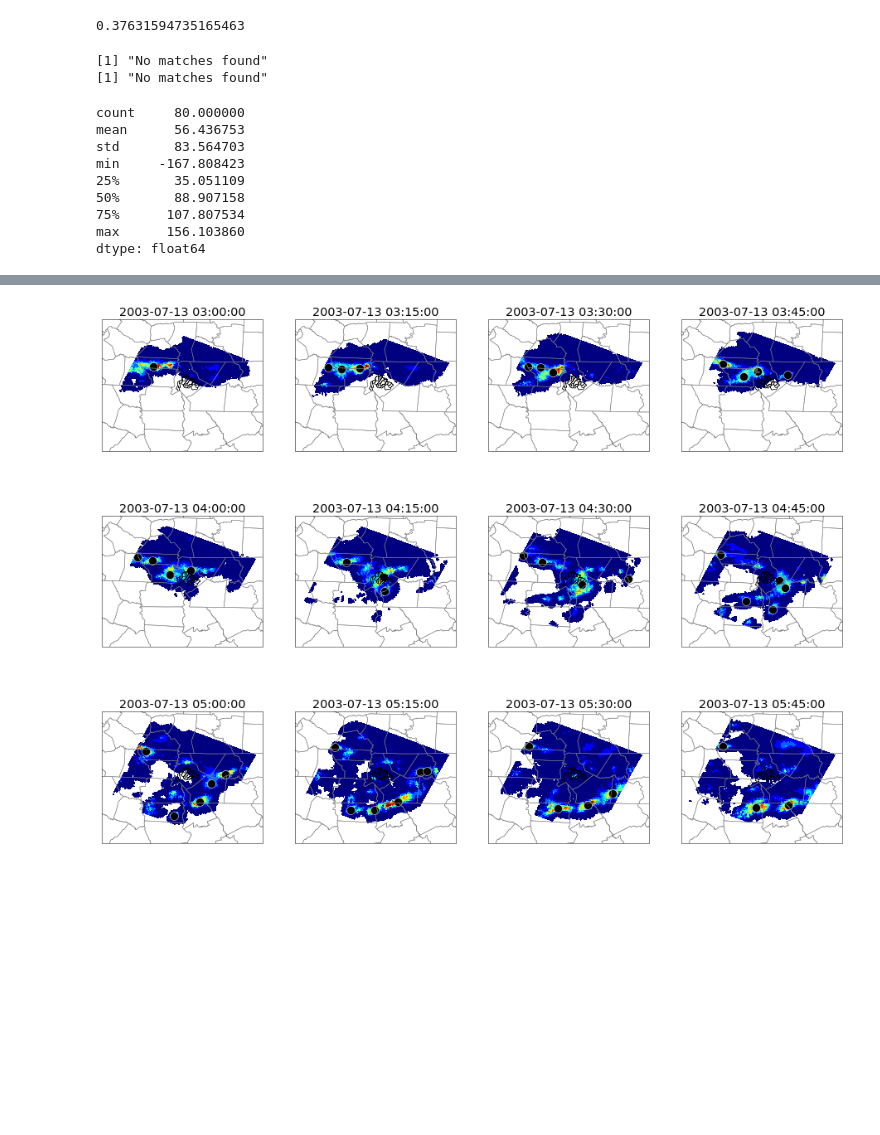
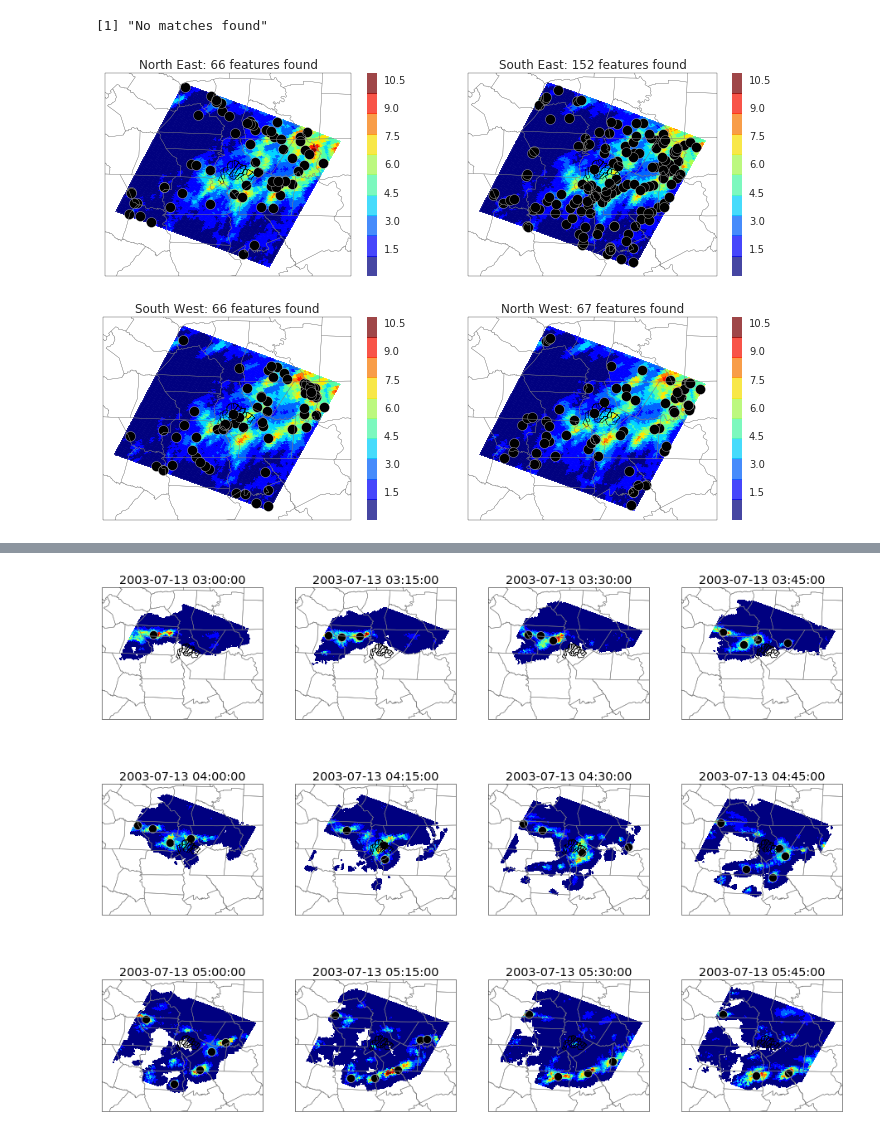
Before and after one commit to jsignell/radar-tools, a Jupyter notebook: Using SpatialVx in Python.ipynb, the cells around one changed output, grey strips where cells are left out. Cells and saved outputs as stored; diff of their text form; code cells hidden in the pictures; blank space fills up the shorter version.

```diff
--- a/Using SpatialVx in Python.ipynb
+++ b/Using SpatialVx in Python.ipynb
@@ -14,4 +15,4 @@ import numpy as np
 # %%
 TOP50 = pd.read_csv('../../Paper/TOP50_Events/TOP50_events_Charlotte.csv', parse_dates=[0,1])
 # %%
-c = Radar('charlotte', TOP50.t_begin[2], how='hdf5', store='TOP50.h5', fname='storm_{yyyy}_{mm:02d}_{dd:02d}', make_rate=4)
+c = Radar('charlotte', TOP50.t_begin[0], how='hdf5', store='TOP50.h5', fname='storm_{yyyy}_{mm:02d}_{dd:02d}', make_rate=4)
@@ -32,7 +19,3 @@ storm_speed = p[:,:,'Centroid Distance'].stack().mean()*4
-# %%
-storm_speed
-# %% [output]
-0.37631594735165463
 # %%
 from rpy2 import robjects
 from rpy2.robjects.packages import importr
@@ -40,23 +23,22 @@ from rpy2.robjects import pandas2ri
 pandas2ri.activate()
 SpatialVx = importr('SpatialVx')
 rsummary = robjects.r.summary
-# %%
-ll = np.array([c.lon.flatten('F'), c.lat.flatten('F')]).T
 # %%
 d={}
-for i in range(48,96):
+for i in range(0,96):
     hold = SpatialVx.make_SpatialVx(c.box[i,:,:], c.box[i+1,:,:], loc=ll)
-    look = SpatialVx.FeatureFinder(hold, smoothpar=2, thresh=40, min_size=20)
+    kwargs ={''}
+    look = SpatialVx.FeatureFinder(hold, smoothpar=2, thresh=10, min_size=20)
 
     try:
         x = rsummary(look, silent=True)[0]
     except:
         continue
-    p = pandas2ri.ri2py(x)
-    df0 = pd.DataFrame(p, columns=['centroidX', 'centroidY', 'area', 'OrientationAngle',
+    px = pandas2ri.ri2py(x)
+    df0 = pd.DataFrame(px, columns=['centroidX', 'centroidY', 'area', 'OrientationAngle',
                                   'AspectRatio', 'Intensity0.25', 'Intensity0.9'])
     df0['Observed'] = list(df0.index+1)
-    m = SpatialVx.centmatch(look, criteria=3, const=15)
+    m = SpatialVx.centmatch(look, criteria=3, const=20)
     p = pandas2ri.ri2py(m[12])
     df1 = pd.DataFrame(p, columns=['Forecast', 'Observed'])
     l = SpatialVx.FeatureMatchAnalyzer(m)
@@ -84,16 +66,19 @@ for k, v in d.items():
 p = pd.Panel(d)
 # %% [output]
 [1] "No matches found"
-[1] "No matches found"
-# %%
-p[:,:,'Bearing'].stack().describe()
-# %% [output]
-count     80.000000
-mean      56.436753
-std       83.564703
-min     -167.808423
-25%       35.051109
-50%       88.907158
-75%      107.807534
-max      156.103860
-dtype: float64
+# %%
+ne = (0, 90, 'North East')
+se = (90, 180, 'South East')
+sw = (-180, -90, 'South West')
+nw = (-90, 0, 'North West')
+n=1
+plt.figure(figsize=(12,8))
+for b in [ne, se, sw, nw]:
+    bool_array = (p[:,:,'Bearing']>b[0]) & (p[:,:,'Bearing']<b[1])
+    lon=p[:,:,'centroidX'][bool_array].stack().values
+    lat=p[:,:,'centroidY'][bool_array].stack().values
+    scat, ax = radar_map(c, storm_mean=True, at=[lon, lat], nrows=2, ncols=2, n=n, colors=['black'])
+    ax.set_title('{direction}: {k} features found'.format(direction=b[2], k=len(lon)))
+    n+=1
+# %% [output]
+[figure, added]
```
Also changed, not shown: parts of 6 cells of this notebook.
